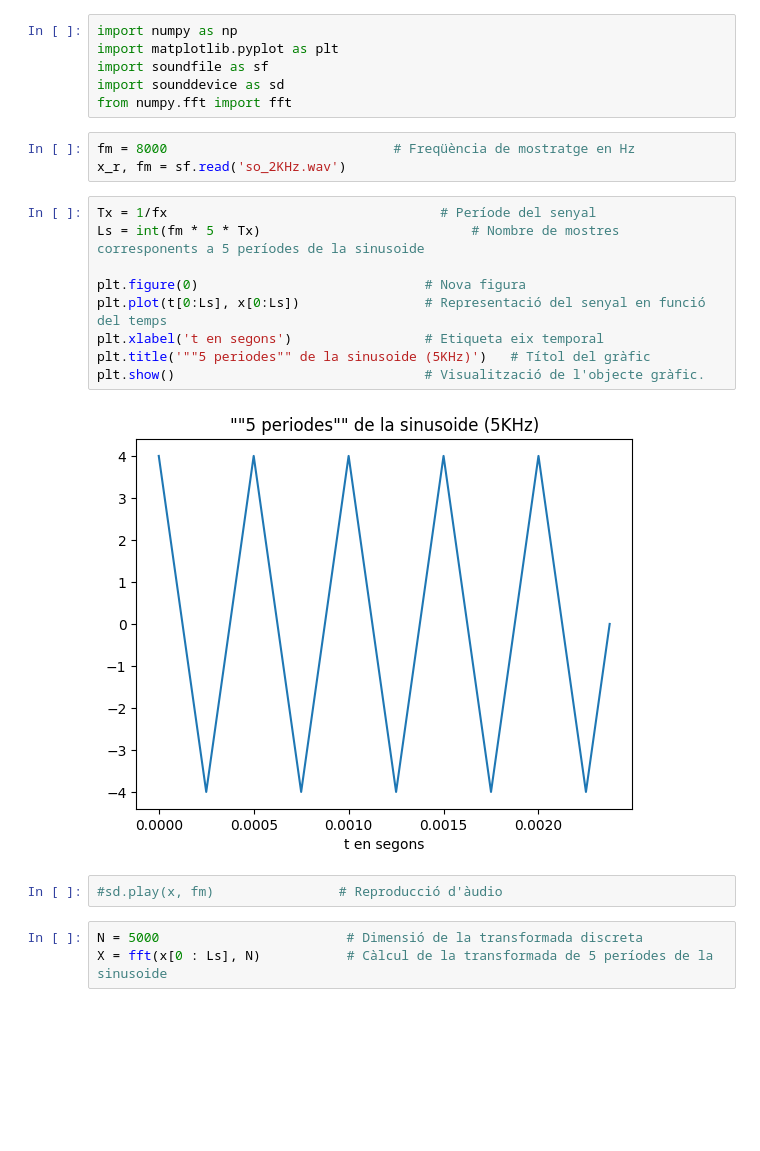
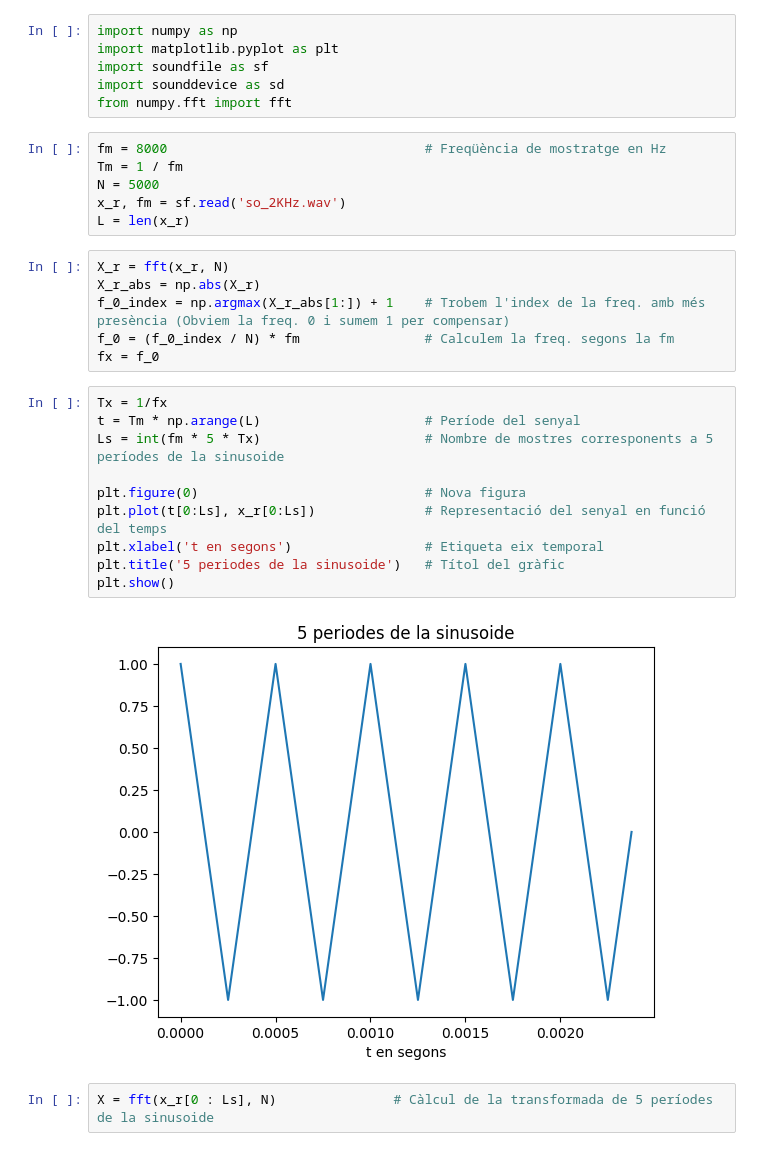
Before and after one commit to albino-pav/APA-T1, a Jupyter notebook: AS_AF_code2.ipynb, the cells around one changed output. Drawn from its saved outputs; the diff is of its cells as text; blank space fills up the shorter version.

```diff
--- a/AS_AF_code2.ipynb
+++ b/AS_AF_code2.ipynb
@@ -5,22 +5,29 @@ import soundfile as sf
 import sounddevice as sd
 from numpy.fft import fft
 # %%
-fm = 8000                             # Freqüència de mostratge en Hz
+fm = 8000                                 # Freqüència de mostratge en Hz
+Tm = 1 / fm
+N = 5000
 x_r, fm = sf.read('so_2KHz.wav')
+L = len(x_r)
+# %%
+X_r = fft(x_r, N)
+X_r_abs = np.abs(X_r)
+f_0_index = np.argmax(X_r_abs[1:]) + 1    # Trobem l'index de la freq. amb més presència (Obviem la freq. 0 i sumem 1 per compensar)
+f_0 = (f_0_index / N) * fm                # Calculem la freq. segons la fm
+fx = f_0
 # %%
-Tx = 1/fx                                   # Període del senyal
-Ls = int(fm * 5 * Tx)                           # Nombre de mostres corresponents a 5 períodes de la sinusoide
+Tx = 1/fx
+t = Tm * np.arange(L)                     # Període del senyal
+Ls = int(fm * 5 * Tx)                     # Nombre de mostres corresponents a 5 períodes de la sinusoide
 
 plt.figure(0)                             # Nova figura
-plt.plot(t[0:Ls], x[0:Ls])                # Representació del senyal en funció del temps
+plt.plot(t[0:Ls], x_r[0:Ls])              # Representació del senyal en funció del temps
 plt.xlabel('t en segons')                 # Etiqueta eix temporal
-plt.title('""5 periodes"" de la sinusoide (5KHz)')   # Títol del gràfic
-plt.show()                                # Visualització de l'objecte gràfic.
+plt.title('5 periodes de la sinusoide')   # Títol del gràfic
+plt.show()
 # %% [output]
-[figure, old version]
+[figure, new version]
-# %%
-#sd.play(x, fm)                # Reproducció d'àudio
 # %%
-N = 5000                        # Dimensió de la transformada discreta
-X = fft(x[0 : Ls], N)           # Càlcul de la transformada de 5 períodes de la sinusoide
+X = fft(x_r[0 : Ls], N)               # Càlcul de la transformada de 5 períodes de la sinusoide
 # %%
```
Also changed, not shown: parts of 1 cell of this notebook, 3 other files.
